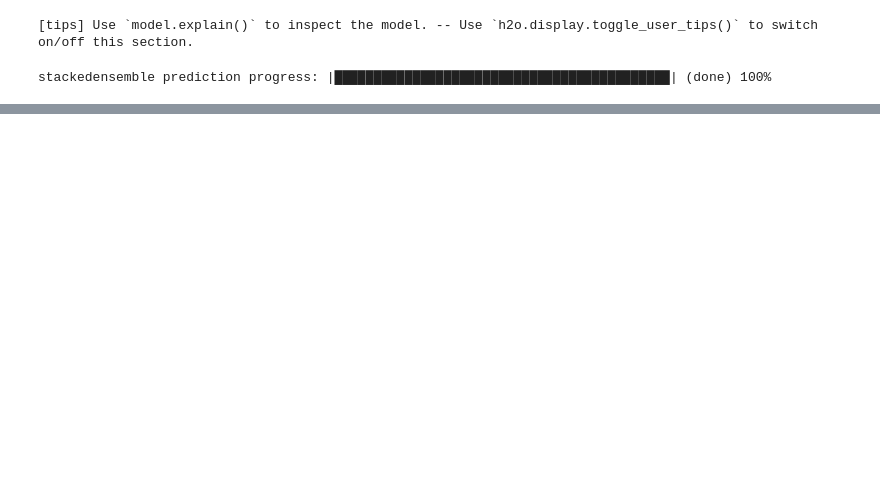
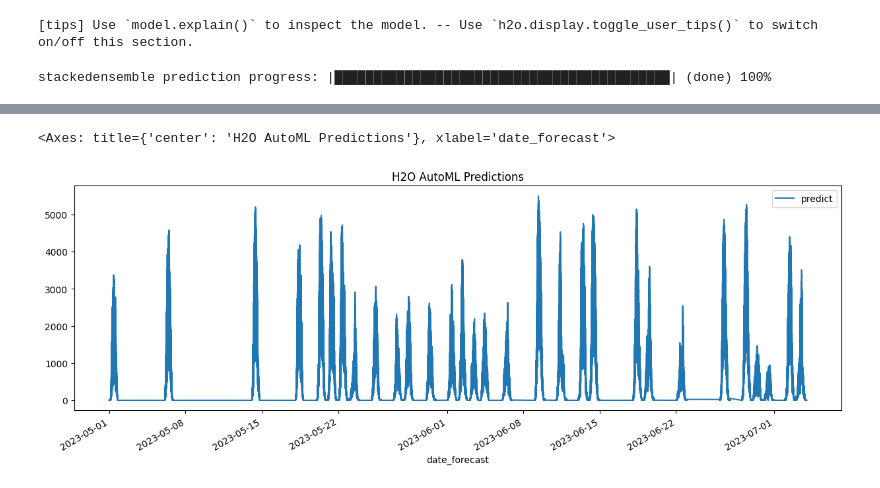
Before and after one commit to stinkyElias/TDT4173-ML, a Jupyter notebook: h2o_autoML.ipynb, the cells around one changed output, grey strips where cells are left out. Cells and saved outputs as stored; diff of their text form; code cells hidden in the pictures; blank space fills up the shorter version.

Commit message:
added test frame to h2o automl

```diff
--- a/h2o_autoML.ipynb
+++ b/h2o_autoML.ipynb
@@ -178,0 +197,11 @@ X_test
+# %%
+pred_pd = pred.as_data_frame()
+# %%
+results = pd.concat([X_test.reset_index(), pred_pd], axis=1)
+# %%
+# convert date_forecast to datetime and set as index
+results['date_forecast'] = pd.to_datetime(results['date_forecast'])
+results.set_index('date_forecast', inplace=True)
+# %%
+# replace all negative values in predict with 0
+results[results < 0] = 0
@@ -178,0 +219,6 @@ X_test
+# %%
+
+results.plot(y='predict', figsize=(15,5), title='H2O AutoML Predictions')
+# %% [output]
+<Axes: title={'center': 'H2O AutoML Predictions'}, xlabel='date_forecast'>
+[figure, added]
```
Also changed, not shown: parts of 11 cells of this notebook, 1 other file.
